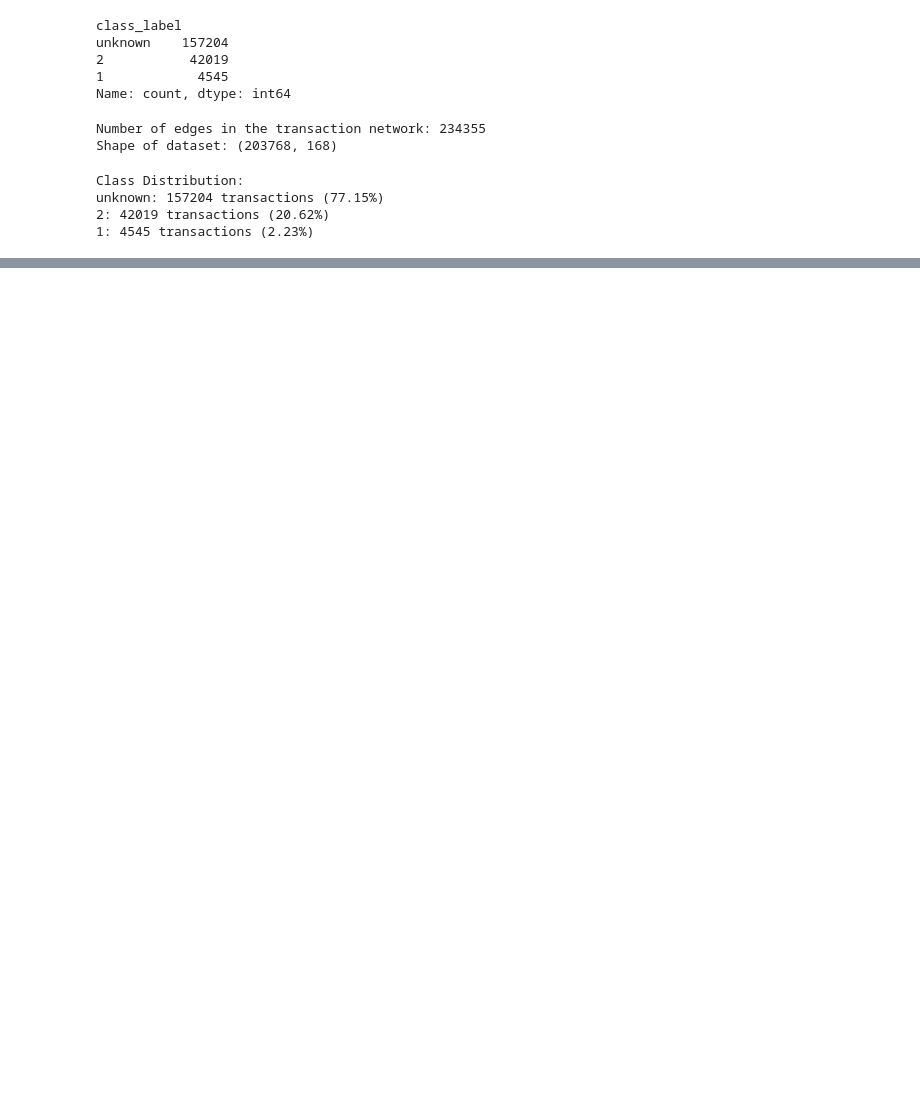
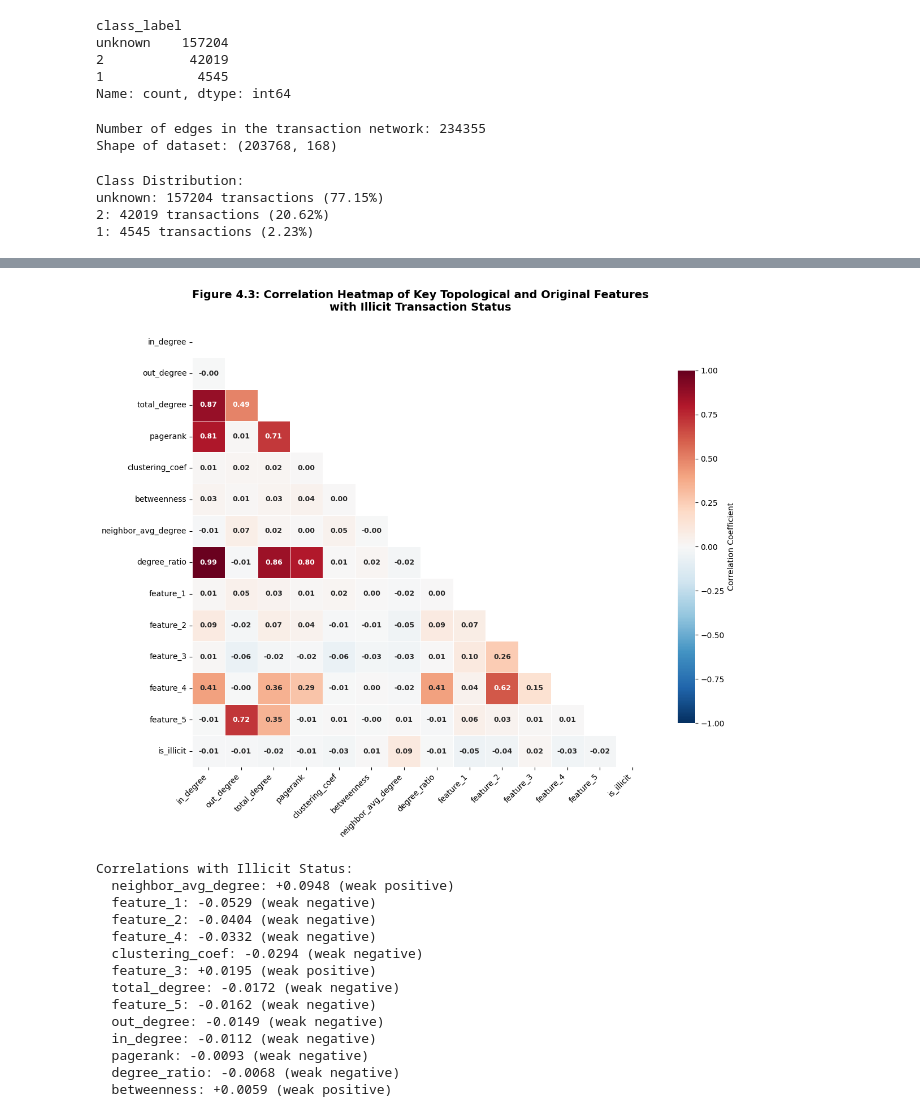
Before and after one commit to ugbovoyoma/Ilicit-Transaction-Detection-in-Cryptocurrency-Networks, a Jupyter notebook: illicitTransactionDetection.ipynb, the cells around one changed output, grey strips where cells are left out. Drawn from its saved outputs; the diff is of its cells as text; code cells hidden in the pictures; blank space fills up the shorter version.

```diff
--- a/illicitTransactionDetection.ipynb
+++ b/illicitTransactionDetection.ipynb
@@ -2491,0 +860,54 @@ print("\nBest model loaded and ready for evaluation")
+# %%
+# This visualization shows the correlation between engineered topological features and the target variable
+
+key_features = [
+    'in_degree', 'out_degree', 'total_degree', 'pagerank',
+    'clustering_coef', 'betweenness', 'neighbor_avg_degree', 'degree_ratio',
+    'feature_1', 'feature_2', 'feature_3', 'feature_4', 'feature_5'
+]
+
+corr_data = data[data['class_label'].isin(['1', '2'])].copy()
+corr_data['is_illicit'] = corr_data['class_label'].apply(lambda x: 1 if x == '1' else 0)
+
+available_features = [f for f in key_features if f in corr_data.columns]
+correlation_df = corr_data[available_features + ['is_illicit']].copy()
+corr_matrix = correlation_df.corr()
+
+plt.figure(figsize=(12, 10))
+mask = np.triu(np.ones_like(corr_matrix, dtype=bool))
+
+sns.heatmap(corr_matrix, mask=mask, annot=True, fmt=".2f", cmap='RdBu_r',
+            vmax=1, vmin=-1, center=0, linewidths=0.5, linecolor='white',
+            cbar_kws={'label': 'Correlation Coefficient', 'shrink': 0.8},
+            annot_kws={'size': 9, 'weight': 'bold'})
+
+plt.title('Figure 4.3: Correlation Heatmap of Key Topological and Original Features\nwith Illicit Transaction Status',
+          fontsize=14, fontweight='bold', pad=20)
+plt.xticks(rotation=45, ha='right', fontsize=10)
+plt.yticks(rotation=0, fontsize=10)
+plt.tight_layout()
+plt.savefig('figure_4_3_correlation_heatmap.png', dpi=300, bbox_inches='tight')
+plt.show()
+
+target_correlations = corr_matrix['is_illicit'].drop('is_illicit').sort_values(key=abs, ascending=False)
+print("\nCorrelations with Illicit Status:")
+for feature, corr_val in target_correlations.items():
+    direction = "positive" if corr_val > 0 else "negative"
+    strength = "strong" if abs(corr_val) > 0.3 else ("moderate" if abs(corr_val) > 0.1 else "weak")
+    print(f"  {feature}: {corr_val:+.4f} ({strength} {direction})")
+# %% [output]
+[figure, added]
+Correlations with Illicit Status:
+  neighbor_avg_degree: +0.0948 (weak positive)
+  feature_1: -0.0529 (weak negative)
+  feature_2: -0.0404 (weak negative)
+  feature_4: -0.0332 (weak negative)
+  clustering_coef: -0.0294 (weak negative)
+  feature_3: +0.0195 (weak positive)
+  total_degree: -0.0172 (weak negative)
+  feature_5: -0.0162 (weak negative)
+  out_degree: -0.0149 (weak negative)
+  in_degree: -0.0112 (weak negative)
+  pagerank: -0.0093 (weak negative)
+  degree_ratio: -0.0068 (weak negative)
+  betweenness: +0.0059 (weak positive)
```
Also changed, not shown: parts of 131 cells of this notebook.
